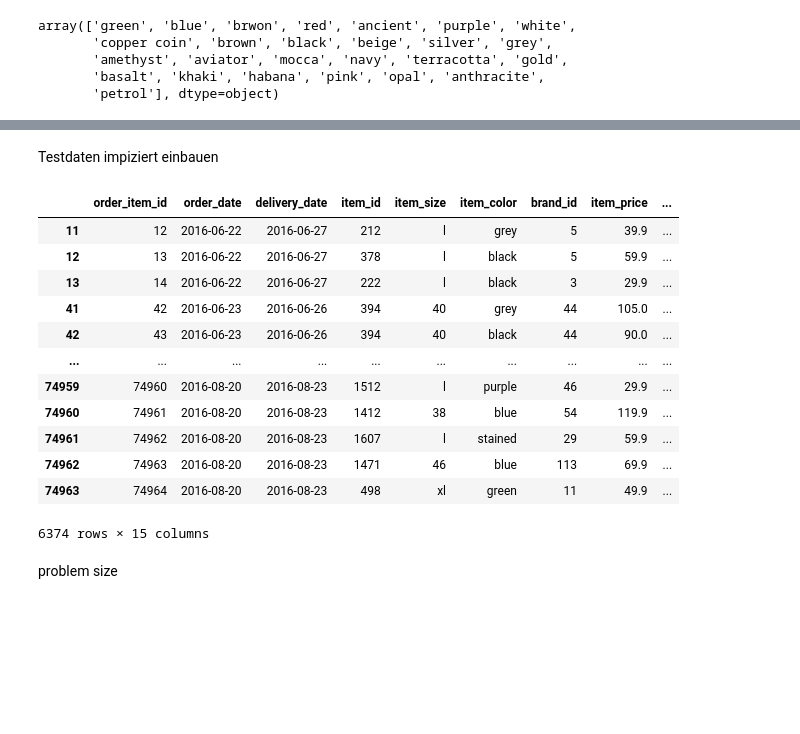
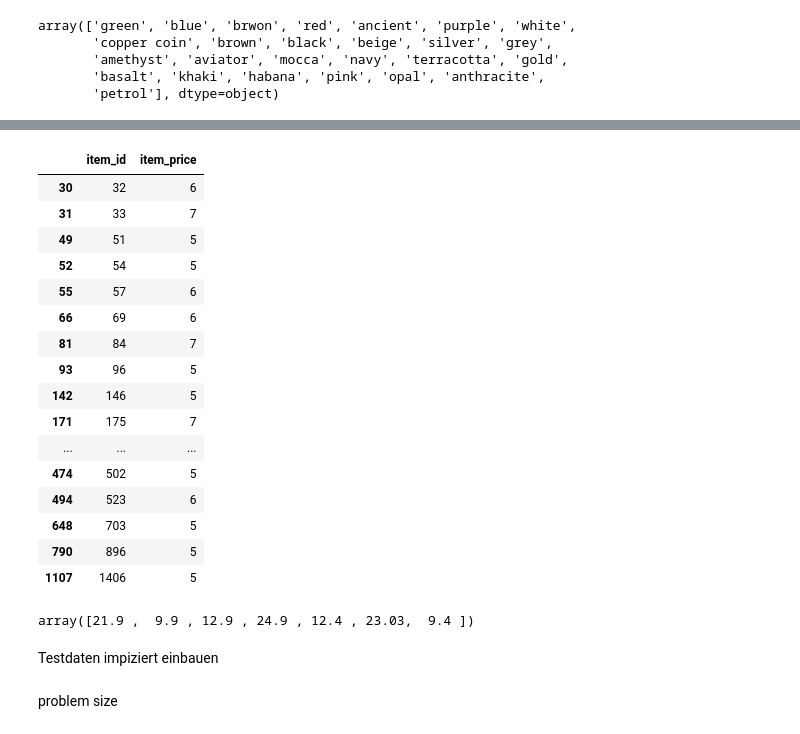
Before and after one commit to P-AEL/ML-Projekt, a Jupyter notebook: Paul/blob.ipynb, the cells around one changed output, grey strips where cells are left out. Saved outputs shown, nothing was run; the diff lists cells and outputs as text; code cells hidden in the pictures; blank space fills up the shorter version.

```diff
--- a/Paul/blob.ipynb
+++ b/Paul/blob.ipynb
@@ -225,4 +235,6 @@ age              38
 dtype: int64
+# %%
+df = df.drop(df[df.item_color == "?"].index)
 # %% [markdown]
 Würde ich entfernen
 # %%
@@ -252 +256,3 @@ df.describe()
+# %%
+df_5 = df.groupby("item_id")[["item_price"]].nunique().reset_index()
 # %%
@@ -256,21 +284,29 @@ Random Forest, Gradient Boosting, logisteische Regression, support vector machin
+# %%
+df_5[df_5.item_price > 4]
+# %% [output]
+|  | item_id | item_price |
+| 30 | 32 | 6 |
+| 31 | 33 | 7 |
+| 49 | 51 | 5 |
+| 52 | 54 | 5 |
+| 55 | 57 | 6 |
+| 66 | 69 | 6 |
+| 81 | 84 | 7 |
+| 93 | 96 | 5 |
+| 142 | 146 | 5 |
+| 171 | 175 | 7 |
+| ... | ... | ... |
+| 474 | 502 | 5 |
+| 494 | 523 | 6 |
+| 648 | 703 | 5 |
+| 790 | 896 | 5 |
+| 1107 | 1406 | 5 |
+# %%
+df[df.item_id == 191].item_price.unique()
+# %% [output]
+array([21.9 ,  9.9 , 12.9 , 24.9 , 12.4 , 23.03,  9.4 ])
 # %% [markdown]
 Testdaten impiziert einbauen
-# %%
-df[df.user_dob.isnull()]#["item_id"].nunique()
-# %% [output]
-|  | order_item_id | order_date | delivery_date | item_id | item_size | item_color | brand_id | item_price | ... |
-| 11 | 12 | 2016-06-22 | 2016-06-27 | 212 | l | grey | 5 | 39.9 | ... |
-| 12 | 13 | 2016-06-22 | 2016-06-27 | 378 | l | black | 5 | 59.9 | ... |
-| 13 | 14 | 2016-06-22 | 2016-06-27 | 222 | l | black | 3 | 29.9 | ... |
-| 41 | 42 | 2016-06-23 | 2016-06-26 | 394 | 40 | grey | 44 | 105.0 | ... |
-| 42 | 43 | 2016-06-23 | 2016-06-26 | 394 | 40 | black | 44 | 90.0 | ... |
-| ... | ... | ... | ... | ... | ... | ... | ... | ... | ... |
-| 74959 | 74960 | 2016-08-20 | 2016-08-23 | 1512 | l | purple | 46 | 29.9 | ... |
-| 74960 | 74961 | 2016-08-20 | 2016-08-23 | 1412 | 38 | blue | 54 | 119.9 | ... |
-| 74961 | 74962 | 2016-08-20 | 2016-08-23 | 1607 | l | stained | 29 | 59.9 | ... |
-| 74962 | 74963 | 2016-08-20 | 2016-08-23 | 1471 | 46 | blue | 113 | 69.9 | ... |
-| 74963 | 74964 | 2016-08-20 | 2016-08-23 | 498 | xl | green | 11 | 49.9 | ... |
-6374 rows × 15 columns
 # %% [markdown]
 problem size
 # %%
```
Also changed, not shown: parts of 13 cells of this notebook.
